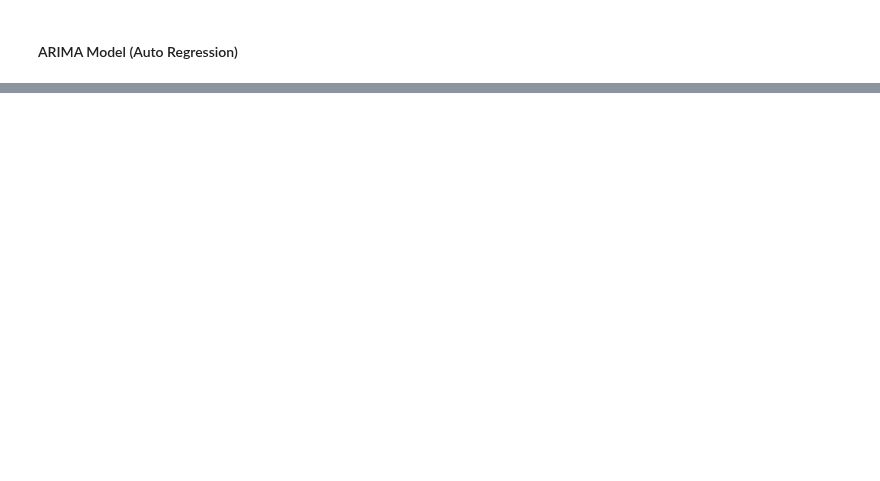
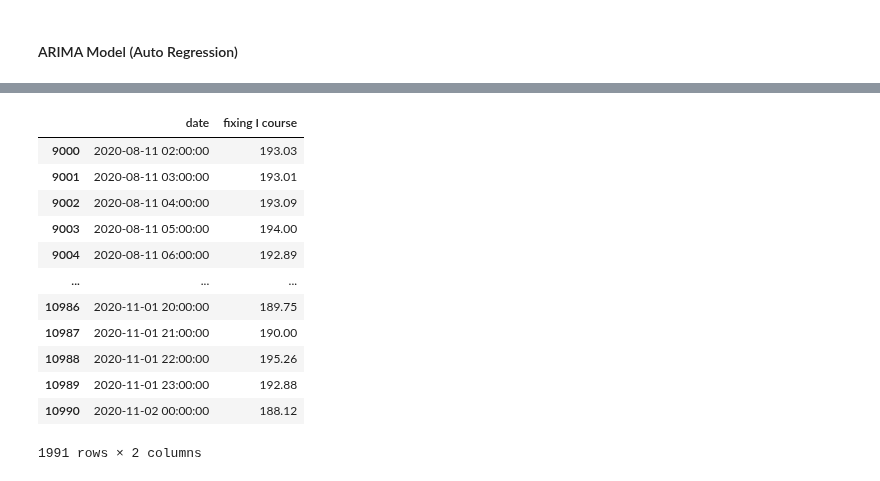
Before and after one commit to piekarsky/Short-Term-Electricity-Price-Forecasting-at-the-Polish-Day-Ahead-Market, a Jupyter notebook: electricity-price-forecasting-statistical-models.ipynb, the cells around one changed output, grey strips where cells are left out. Saved outputs shown, nothing was run; the diff lists cells and outputs as text; code cells hidden in the pictures; blank space fills up the shorter version.

```diff
--- a/electricity-price-forecasting-statistical-models.ipynb
+++ b/electricity-price-forecasting-statistical-models.ipynb
@@ -85,0 +111,16 @@ ValueError: view limit minimum -36863.62215282527 is less than 1 and is an inval
+# %%
+test_df
+# %% [output]
+|  | date | fixing I course |
+| 9000 | 2020-08-11 02:00:00 | 193.03 |
+| 9001 | 2020-08-11 03:00:00 | 193.01 |
+| 9002 | 2020-08-11 04:00:00 | 193.09 |
+| 9003 | 2020-08-11 05:00:00 | 194.00 |
+| 9004 | 2020-08-11 06:00:00 | 192.89 |
+| ... | ... | ... |
+| 10986 | 2020-11-01 20:00:00 | 189.75 |
+| 10987 | 2020-11-01 21:00:00 | 190.00 |
+| 10988 | 2020-11-01 22:00:00 | 195.26 |
+| 10989 | 2020-11-01 23:00:00 | 192.88 |
+| 10990 | 2020-11-02 00:00:00 | 188.12 |
+1991 rows × 2 columns
```
Also changed, not shown: parts of 10 cells of this notebook.
